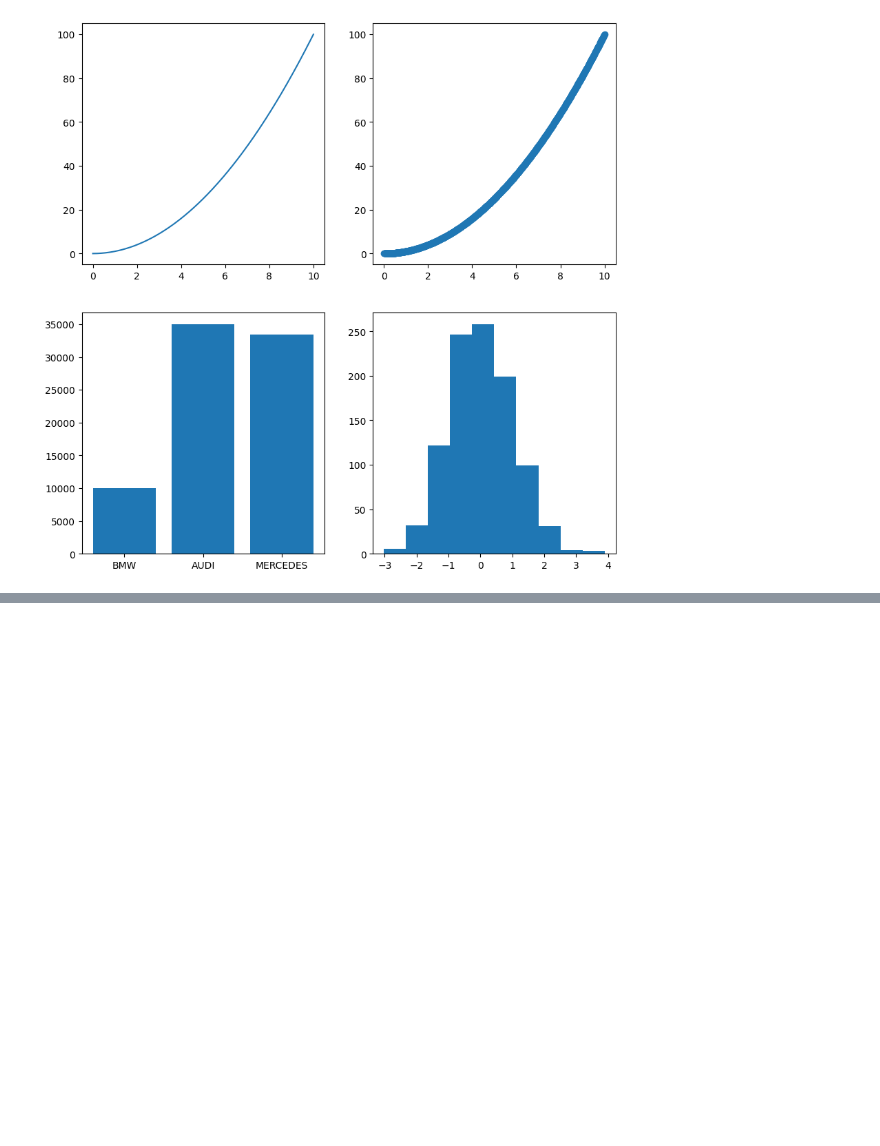
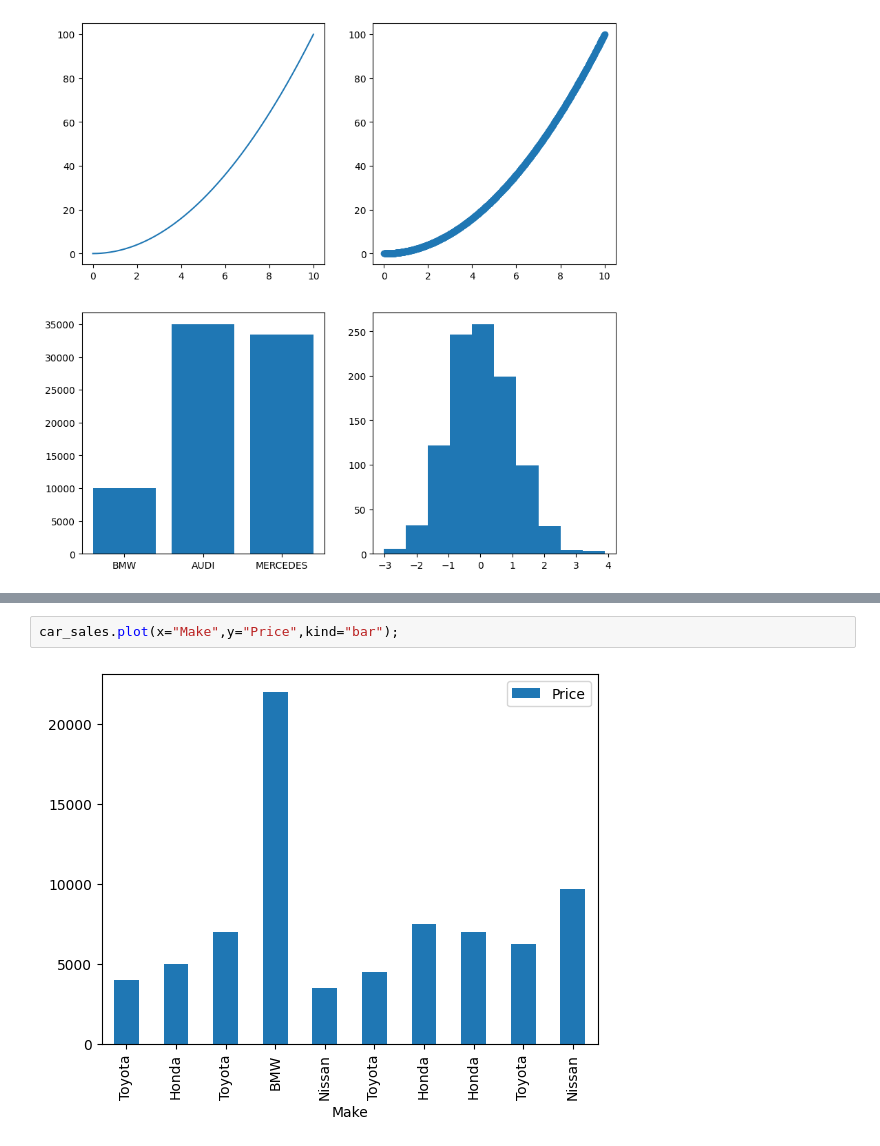
Before and after one commit to kanishkraj-ops/Machine-Learning, a Jupyter notebook: MATPLOTLIB_Plotting_and_Data_Visualization.ipynb, the cells around one changed output, grey strips where cells are left out. Drawn from its saved outputs; the diff is of its cells as text; blank space fills up the shorter version.

```diff
--- a/MATPLOTLIB_Plotting_and_Data_Visualization.ipynb
+++ b/MATPLOTLIB_Plotting_and_Data_Visualization.ipynb
@@ -126,0 +235,4 @@ ax4.hist(np.random.randn(1000));
+# %%
+car_sales.plot(x="Make",y="Price",kind="bar");
+# %% [output]
+[figure, added]
```
Also changed, not shown: parts of 19 cells of this notebook.
